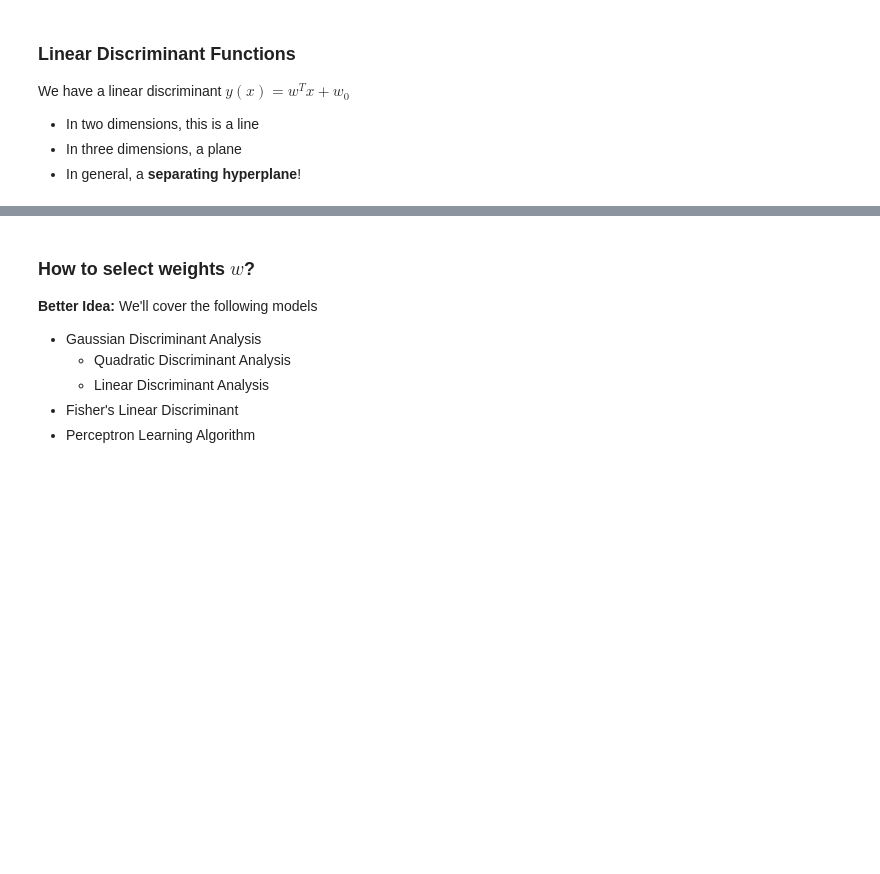
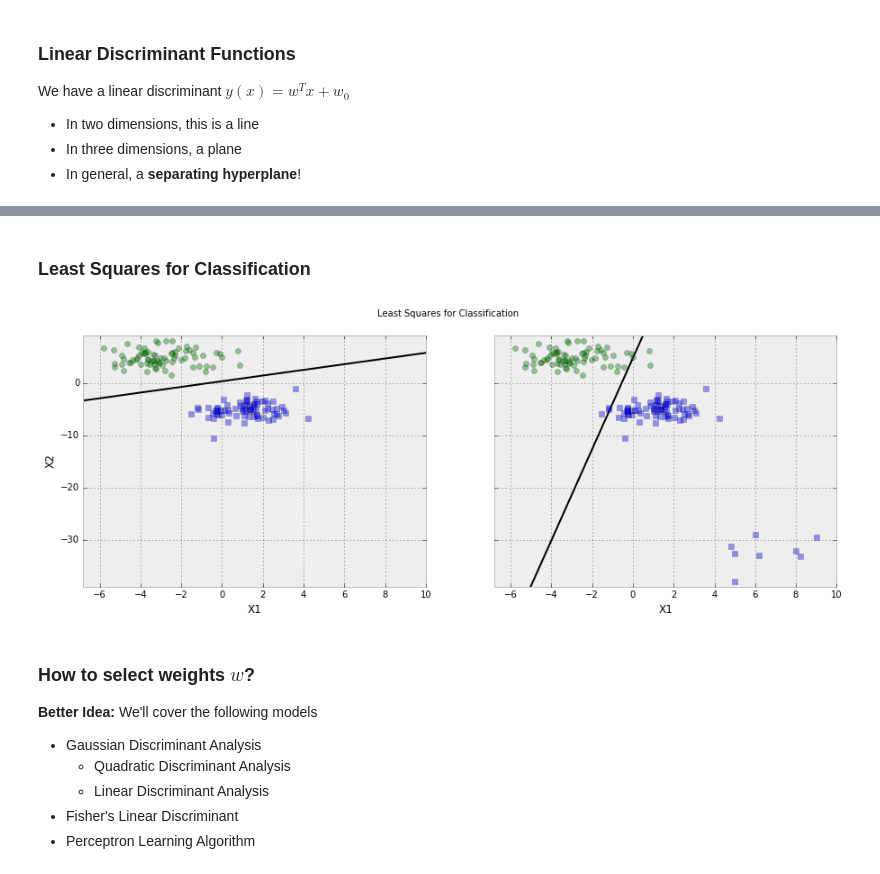
Before and after one commit to thejakeyboy/umich-eecs545-lectures, a Jupyter notebook: lecture07_nb-lda-perceptron/lecture07_final_nb-gda-lda.ipynb, the cells around one changed output, grey strips where cells are left out. Cells and saved outputs as stored; diff of their text form; code cells hidden in the pictures; blank space fills up the shorter version.

Commit message:
added least squares for classification

```diff
--- a/lecture07_nb-lda-perceptron/lecture07_final_nb-gda-lda.ipynb
+++ b/lecture07_nb-lda-perceptron/lecture07_final_nb-gda-lda.ipynb
@@ -298,3 +365,15 @@ One approach: Least Squares for classification! Choose $w$ that minimizes square
+# %% [markdown]
+### Least Squares for Classification
+# %%
+# an example
+means = [[-3, 5], [1, -5]]
+covs = [[[2, 0], [0, 2]], [[2, 0], [0, 2]]]
+n = [75, 75]
+outliers = [[5,-38], [9, -29.5], [8, -32.2], [6.2, -33], [4.8, -31.2], [6, -29], [8.2, -33.2], [5, -32.7]]
+
+lin_reg_classifier(means, covs, n, outliers)
+# %% [output]
+[figure, added]
 # %% [markdown]
 ### How to select weights $w$?
 
```
Also changed, not shown: parts of 5 cells of this notebook.
